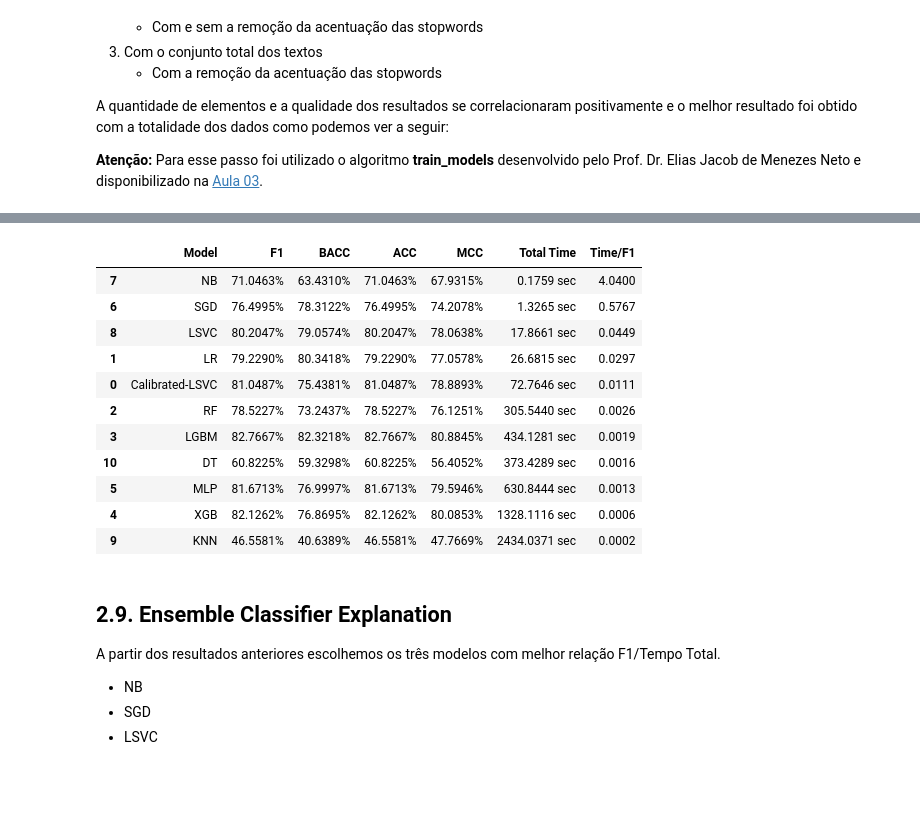
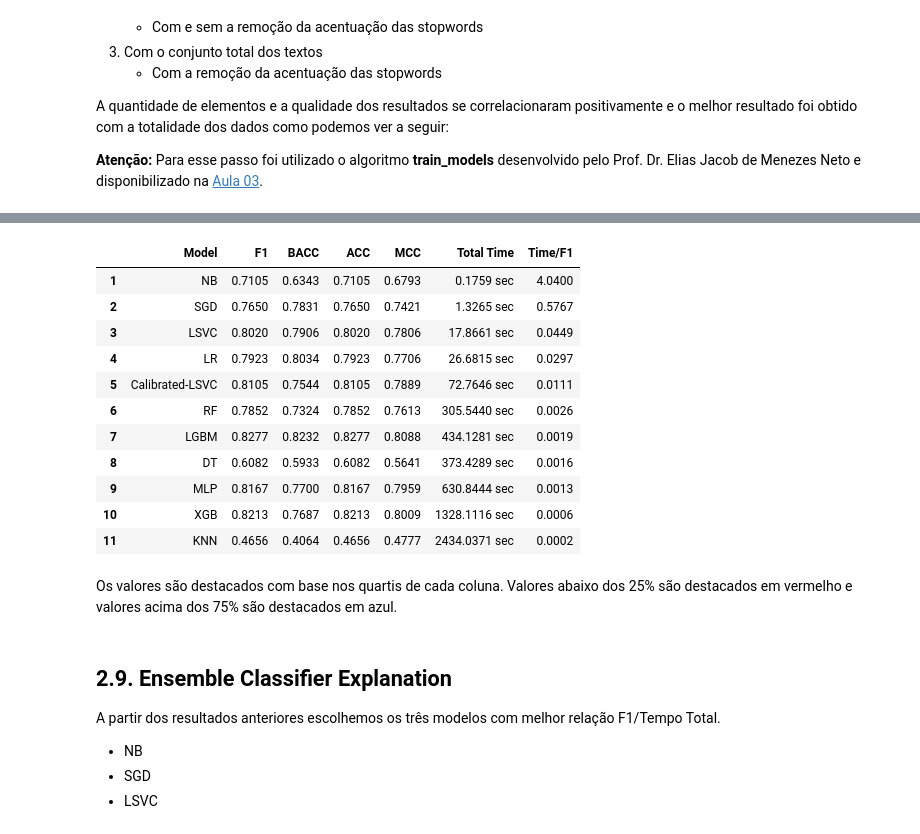
Before and after one commit to bombermal/Studies_proj_text_classification, a Jupyter notebook: main.ipynb, the cells around one changed output, grey strips where cells are left out. Saved outputs shown, nothing was run; the diff lists cells and outputs as text; code cells hidden in the pictures; blank space fills up the shorter version.

```diff
--- a/main.ipynb
+++ b/main.ipynb
@@ -462,11 +466,13 @@ A quantidade de elementos e a qualidade dos resultados se correlacionaram positi
 **Atenção:** Para esse passo foi utilizado o algoritmo **train_models** desenvolvido pelo Prof. Dr. Elias Jacob de Menezes Neto e disponibilizado na [Aula 03](https://colab.research.google.com/drive/1_9ReXGzrH0jbKHiyaBNmYsUpV-myjLvu#scrollTo=zx0xFPnSjuis).
 # %%
 %%time
+# Load file with results processed earlyer
 df_results = pd.read_csv("df_results.csv", low_memory=False)
 # df_results = pd.read_csv("/content/drive/MyDrive/Colab Notebooks/2023/Studies_proj_text_classification/df_results.csv", low_memory=False)
 
 df_results["Time/F1"] = df_results.F1/df_results["Total Time"]
-df_stl = df_results.sort_values(by="Time/F1", ascending=False).drop(["Confusion Matrix", "Classification Report"], axis=1)
+df_stl = df_results.sort_values(by="Time/F1", ascending=False).drop(["Confusion Matrix", "Classification Report"], axis=1).reset_index(drop=True)
+df_stl.index +=1
 
 quantiles_dict = {}
 for col in df_stl.columns[1:]:
@@ -486,15 +492,17 @@ Wall time: 61.5 ms
 |  | Model | F1 | BACC | ACC | MCC | Total Time | Time/F1 |
-| 7 | NB | 71.0463% | 63.4310% | 71.0463% | 67.9315% | 0.1759 sec | 4.0400 |
-| 6 | SGD | 76.4995% | 78.3122% | 76.4995% | 74.2078% | 1.3265 sec | 0.5767 |
-| 8 | LSVC | 80.2047% | 79.0574% | 80.2047% | 78.0638% | 17.8661 sec | 0.0449 |
-| 1 | LR | 79.2290% | 80.3418% | 79.2290% | 77.0578% | 26.6815 sec | 0.0297 |
-| 0 | Calibrated-LSVC | 81.0487% | 75.4381% | 81.0487% | 78.8893% | 72.7646 sec | 0.0111 |
-| 2 | RF | 78.5227% | 73.2437% | 78.5227% | 76.1251% | 305.5440 sec | 0.0026 |
-| 3 | LGBM | 82.7667% | 82.3218% | 82.7667% | 80.8845% | 434.1281 sec | 0.0019 |
-| 10 | DT | 60.8225% | 59.3298% | 60.8225% | 56.4052% | 373.4289 sec | 0.0016 |
-| 5 | MLP | 81.6713% | 76.9997% | 81.6713% | 79.5946% | 630.8444 sec | 0.0013 |
-| 4 | XGB | 82.1262% | 76.8695% | 82.1262% | 80.0853% | 1328.1116 sec | 0.0006 |
-| 9 | KNN | 46.5581% | 40.6389% | 46.5581% | 47.7669% | 2434.0371 sec | 0.0002 |
+| 1 | NB | 0.7105 | 0.6343 | 0.7105 | 0.6793 | 0.1759 sec | 4.0400 |
+| 2 | SGD | 0.7650 | 0.7831 | 0.7650 | 0.7421 | 1.3265 sec | 0.5767 |
+| 3 | LSVC | 0.8020 | 0.7906 | 0.8020 | 0.7806 | 17.8661 sec | 0.0449 |
+| 4 | LR | 0.7923 | 0.8034 | 0.7923 | 0.7706 | 26.6815 sec | 0.0297 |
+| 5 | Calibrated-LSVC | 0.8105 | 0.7544 | 0.8105 | 0.7889 | 72.7646 sec | 0.0111 |
+| 6 | RF | 0.7852 | 0.7324 | 0.7852 | 0.7613 | 305.5440 sec | 0.0026 |
+| 7 | LGBM | 0.8277 | 0.8232 | 0.8277 | 0.8088 | 434.1281 sec | 0.0019 |
+| 8 | DT | 0.6082 | 0.5933 | 0.6082 | 0.5641 | 373.4289 sec | 0.0016 |
+| 9 | MLP | 0.8167 | 0.7700 | 0.8167 | 0.7959 | 630.8444 sec | 0.0013 |
+| 10 | XGB | 0.8213 | 0.7687 | 0.8213 | 0.8009 | 1328.1116 sec | 0.0006 |
+| 11 | KNN | 0.4656 | 0.4064 | 0.4656 | 0.4777 | 2434.0371 sec | 0.0002 |
+# %% [markdown]
+Os valores são destacados com base nos quartis de cada coluna. Valores abaixo dos 25% são destacados em vermelho e valores acima dos 75% são destacados em azul.
 # %% [markdown]
 ## 2.9. Ensemble Classifier Explanation
 
```
Also changed, not shown: parts of 38 cells of this notebook, 1 other file.
